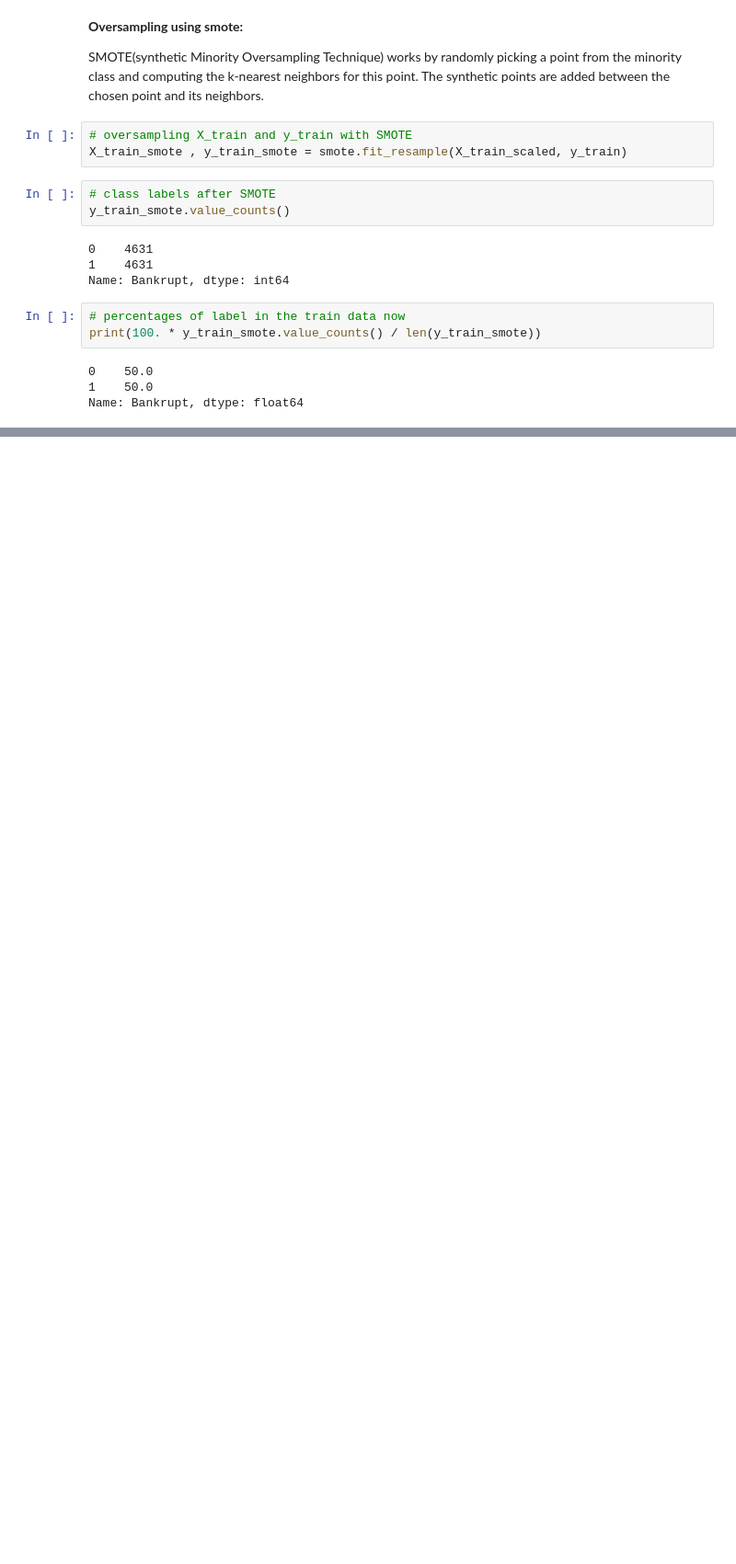
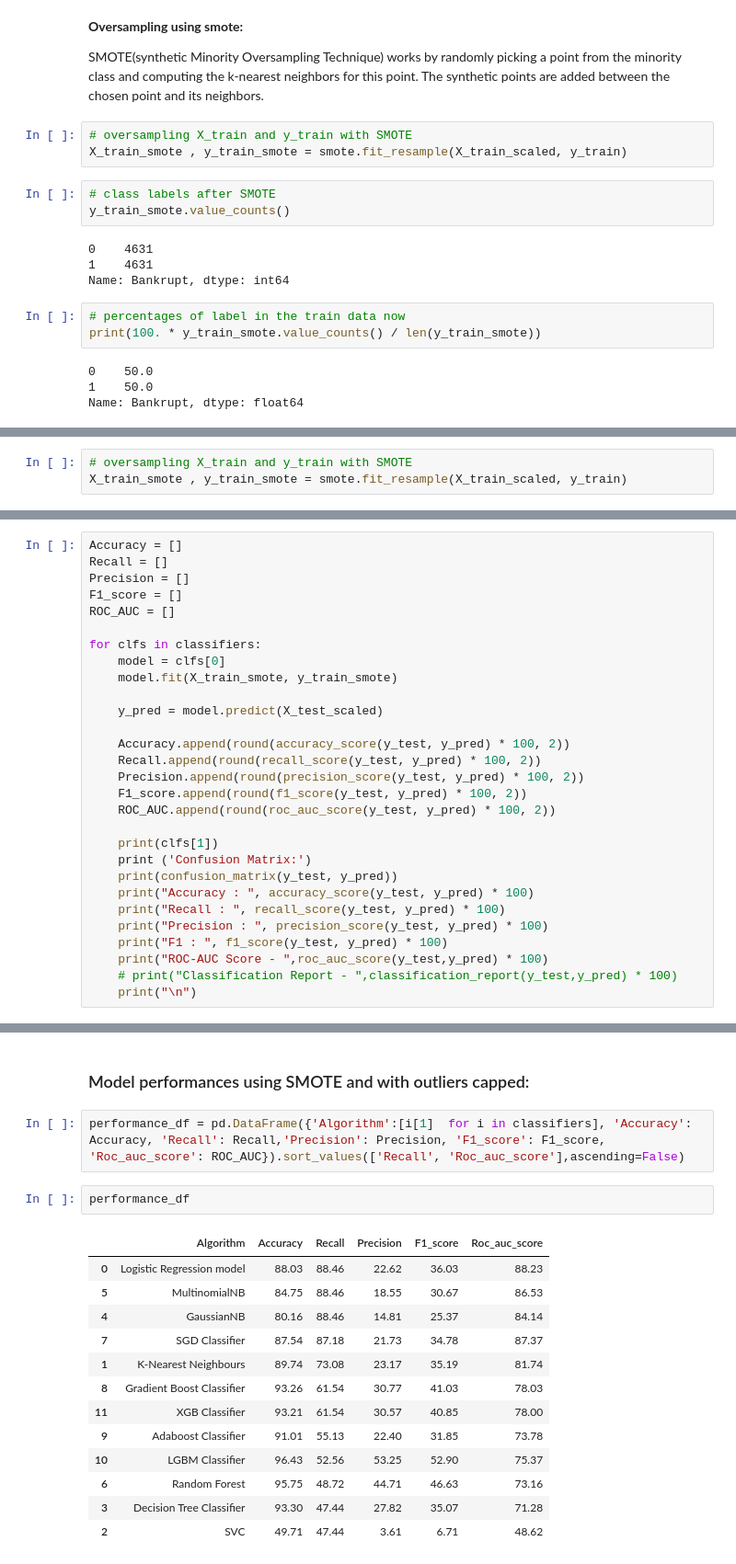
Before and after one commit to RanojoyBiswas/Company-Bankruptcy-Prediction, a Jupyter notebook: COMPANY_BANKRUPTCY_PREDICTION.ipynb, the cells around one changed output, grey strips where cells are left out. Shown at 92% size. Drawn from its saved outputs; the diff is of its cells as text; blank space fills up the shorter version.

```diff
--- a/COMPANY_BANKRUPTCY_PREDICTION.ipynb
+++ b/COMPANY_BANKRUPTCY_PREDICTION.ipynb
@@ -830,0 +1000,3 @@ Name: Bankrupt, dtype: float64
+# %%
+# oversampling X_train and y_train with SMOTE
+X_train_smote , y_train_smote = smote.fit_resample(X_train_scaled, y_train)
@@ -830,0 +1035,29 @@ Name: Bankrupt, dtype: float64
+# %%
+Accuracy = []
+Recall = []
+Precision = []
+F1_score = []
+ROC_AUC = []
+
+for clfs in classifiers:
+    model = clfs[0]
+    model.fit(X_train_smote, y_train_smote)
+
+    y_pred = model.predict(X_test_scaled)
+
+    Accuracy.append(round(accuracy_score(y_test, y_pred) * 100, 2))
+    Recall.append(round(recall_score(y_test, y_pred) * 100, 2))
+    Precision.append(round(precision_score(y_test, y_pred) * 100, 2))
+    F1_score.append(round(f1_score(y_test, y_pred) * 100, 2))
+    ROC_AUC.append(round(roc_auc_score(y_test, y_pred) * 100, 2))
+
+    print(clfs[1])
+    print ('Confusion Matrix:')
+    print(confusion_matrix(y_test, y_pred))
+    print("Accuracy : ", accuracy_score(y_test, y_pred) * 100)
+    print("Recall : ", recall_score(y_test, y_pred) * 100)
+    print("Precision : ", precision_score(y_test, y_pred) * 100)
+    print("F1 : ", f1_score(y_test, y_pred) * 100)
+    print("ROC-AUC Score - ",roc_auc_score(y_test,y_pred) * 100)
+    # print("Classification Report - ",classification_report(y_test,y_pred) * 100)
+    print("\n")
@@ -830,0 +1082,20 @@ Name: Bankrupt, dtype: float64
+# %% [markdown]
+### Model performances using SMOTE and with outliers capped:
+# %%
+performance_df = pd.DataFrame({'Algorithm':[i[1]  for i in classifiers], 'Accuracy': Accuracy, 'Recall': Recall,'Precision': Precision, 'F1_score': F1_score, 'Roc_auc_score': ROC_AUC}).sort_values(['Recall', 'Roc_auc_score'],ascending=False)
+# %%
+performance_df
+# %% [output]
+|  | Algorithm | Accuracy | Recall | Precision | F1_score | Roc_auc_score |
+| 0 | Logistic Regression model | 88.03 | 88.46 | 22.62 | 36.03 | 88.23 |
+| 5 | MultinomialNB | 84.75 | 88.46 | 18.55 | 30.67 | 86.53 |
+| 4 | GaussianNB | 80.16 | 88.46 | 14.81 | 25.37 | 84.14 |
+| 7 | SGD Classifier | 87.54 | 87.18 | 21.73 | 34.78 | 87.37 |
+| 1 | K-Nearest Neighbours | 89.74 | 73.08 | 23.17 | 35.19 | 81.74 |
+| 8 | Gradient Boost Classifier | 93.26 | 61.54 | 30.77 | 41.03 | 78.03 |
+| 11 | XGB Classifier | 93.21 | 61.54 | 30.57 | 40.85 | 78.00 |
+| 9 | Adaboost Classifier | 91.01 | 55.13 | 22.40 | 31.85 | 73.78 |
+| 10 | LGBM Classifier | 96.43 | 52.56 | 53.25 | 52.90 | 75.37 |
+| 6 | Random Forest | 95.75 | 48.72 | 44.71 | 46.63 | 73.16 |
+| 3 | Decision Tree Classifier | 93.30 | 47.44 | 27.82 | 35.07 | 71.28 |
+| 2 | SVC | 49.71 | 47.44 | 3.61 | 6.71 | 48.62 |
```
Also changed, not shown: parts of 21 cells of this notebook.
